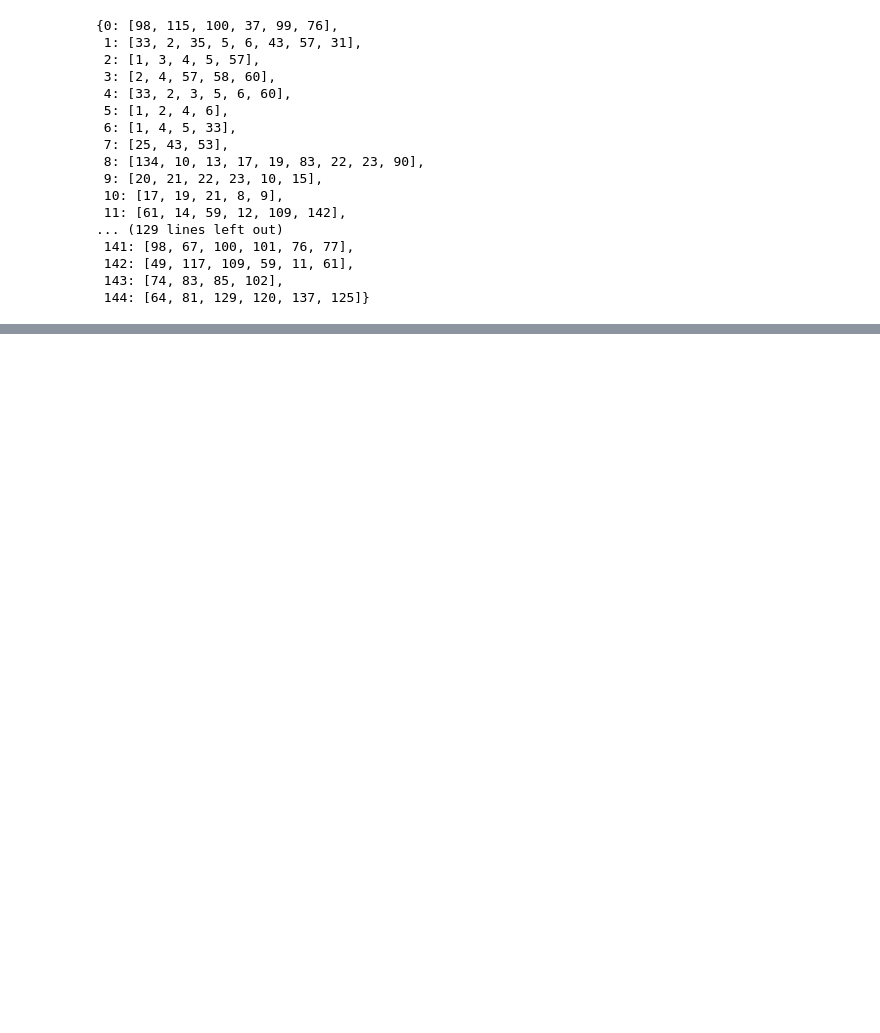
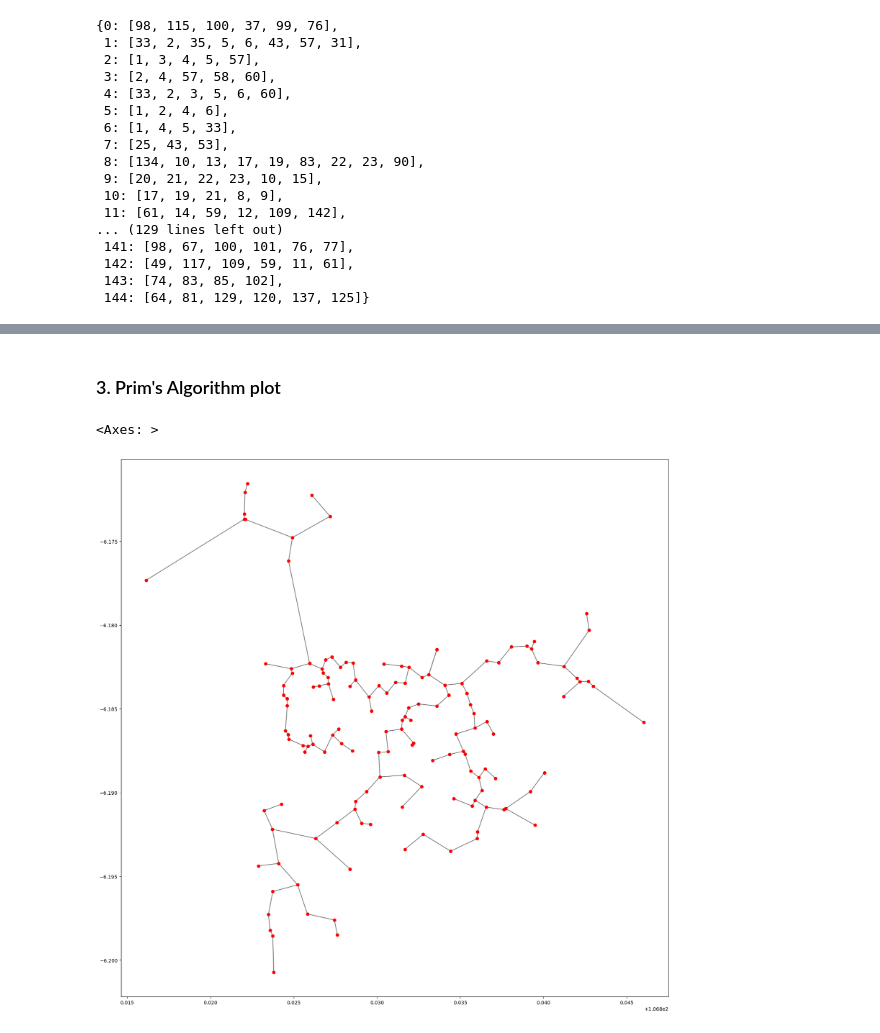
Before and after one commit to Quadran-ITB/substations-mst, a Jupyter notebook: substation_planning_mst.ipynb, the cells around one changed output, grey strips where cells are left out. Saved outputs shown, nothing was run; the diff lists cells and outputs as text; code cells hidden in the pictures; blank space fills up the shorter version.

```diff
--- a/substation_planning_mst.ipynb
+++ b/substation_planning_mst.ipynb
@@ -108,0 +160,10 @@ neighbors_gdf = sirih_gdf['geometry'][[98, 115, 100, 37, 99, 76]]
+# %%
+mst = PrintMST(adjacency, GI_area)
+
+mst_df = pd.DataFrame(mst)
+# %%
+mst_df['line'] = mst_df.apply(lambda row: LineString([row['geom 1'], row['geom 2']]), axis=1)
+# %%
+mst_gdf = gpd.GeoDataFrame(mst_df, crs='epsg:4326', geometry='line')
+# %%
+mst_gdf.drop(columns=['geom 1', 'geom 2'], inplace=True)
@@ -144,2 +219,10 @@ gi_gdf.plot(ax=ax, color='red')
+# %% [markdown]
+###  3. Prim's Algorithm plot
+# %%
+ax = mst_gdf.plot(figsize=(20, 20), edgecolor='gray', zorder=1)
+GI_area_gdf.plot(ax=ax, color='red')
+# %% [output]
+<Axes: >
+[figure, added]
 # %%
 m = delaunay_gdf.explore(color="blue", tooltip=False, show=False, name="Delaunay")
```
Also changed, not shown: parts of 29 cells of this notebook.
